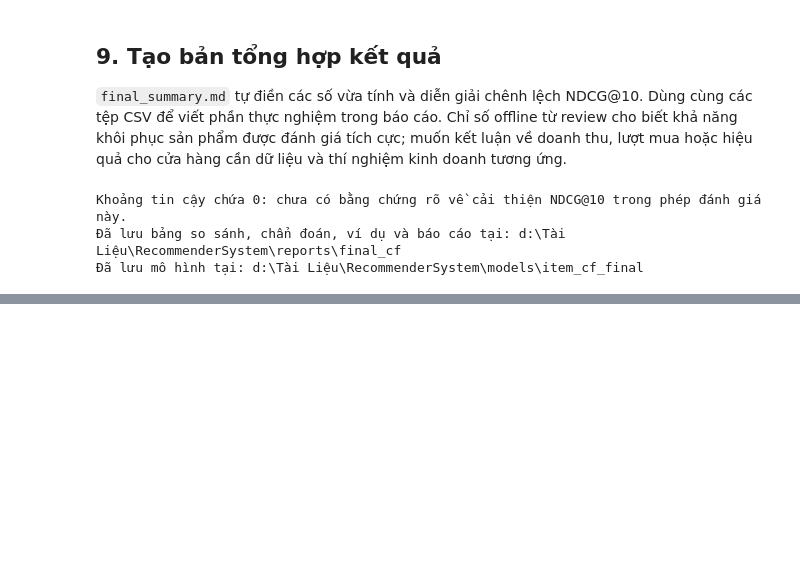
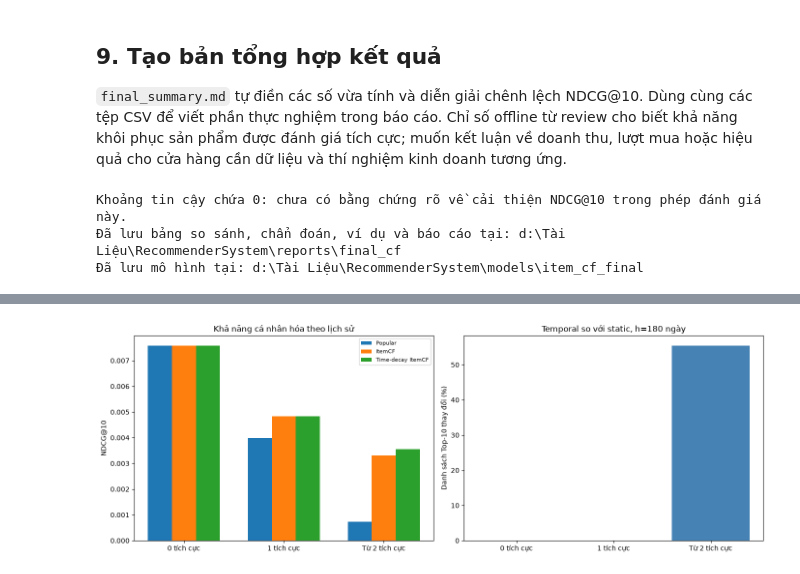
Before and after one commit to CuongQuoc-speed/recommender-system-huong1, a Jupyter notebook: 03_tuning_and_test.ipynb, the cells around one changed output, grey strips where cells are left out. Saved outputs shown, nothing was run; the diff lists cells and outputs as text; code cells hidden in the pictures; blank space fills up the shorter version.

Commit message:
Add temporal ItemCF experiment and Member 2 handoff

```diff
--- a/03_tuning_and_test.ipynb
+++ b/03_tuning_and_test.ipynb
@@ -513,0 +809,12 @@ gc.collect()
+# %%
+assert hashlib.sha256(TEMPORAL_SELECTION_PATH.read_bytes()).hexdigest() == temporal_selection_sha256
+temporal_selection = json.loads(TEMPORAL_SELECTION_PATH.read_text(encoding='utf-8'))
+temporal_model = TimeDecayItemCF(
+    final_model, temporal_selection['selected_half_life_days']).fit_weights(history)
+assert temporal_model.reference_timestamp_ms == final_model.history_end_timestamp_ms
+assert temporal_model.S is final_model.S  # Thời gian chỉ thay trọng số lịch sử.
+temporal_model.save(TEMPORAL_MODEL_DIR)
+print('Mốc dự đoán temporal (ms):', temporal_model.reference_timestamp_ms)
+print('Số cặp tích cực có trọng số:', temporal_model.R_time.nnz)
+del history, train, val, validation_truth, validation_summaries
+gc.collect()
@@ -692,0 +1202,82 @@ Khoảng tin cậy chứa 0: chưa có bằng chứng rõ về cải thiện NDC
+# %%
+import matplotlib.pyplot as plt
+
+plot_groups = [COHORT_ZERO, COHORT_ONE, COHORT_MULTI]
+fig, axes = plt.subplots(1, 2, figsize=(14, 5))
+x = np.arange(len(plot_groups))
+for offset, (label, short) in enumerate([(POPULAR_LABEL, 'Popular'), (CF_LABEL, 'ItemCF'),
+                                         (TEMPORAL_LABEL, 'Time-decay ItemCF')]):
+    values = personalization_results[
+        (personalization_results.k == PRIMARY_K) & (personalization_results.model == label)
+    ].set_index('group').reindex(plot_groups)['NDCG@K']
+    axes[0].bar(x + (offset - 1) * .24, values, .24, label=short)
+axes[0].set_xticks(x, ['0 tích cực', '1 tích cực', 'Từ 2 tích cực'])
+axes[0].set_ylabel('NDCG@10')
+axes[0].set_title('Khả năng cá nhân hóa theo lịch sử')
+axes[0].legend(fontsize=8)
+rank_plot = change_summary[change_summary.k == PRIMARY_K].set_index('group').reindex(plot_groups)
+axes[1].bar(x, rank_plot.changed_list_fraction * 100, color='steelblue')
+axes[1].set_xticks(x, ['0 tích cực', '1 tích cực', 'Từ 2 tích cực'])
+axes[1].set_ylabel('Danh sách Top-10 thay đổi (%)')
+axes[1].set_title(f'Temporal so với static, h={selected_half_life} ngày')
+fig.tight_layout()
+fig.savefig(TEMPORAL_REPORT_DIR / 'temporal_comparison.png', dpi=180)
+plt.show()
+plt.close(fig)
+
+all_temporal_ci = temporal_bootstrap[temporal_bootstrap['group'] == COHORT_ALL].iloc[0]
+delta_value = float(all_temporal_ci['mean_NDCG_delta_temporal_minus_static'])
+lo, hi = float(all_temporal_ci.CI95_low), float(all_temporal_ci.CI95_high)
+if lo > 0:
+    temporal_conclusion = 'Temporal có NDCG@10 cao hơn static trong phép đánh giá này.'
+elif hi < 0:
+    temporal_conclusion = 'Temporal có NDCG@10 thấp hơn static trong phép đánh giá này.'
+else:
+    temporal_conclusion = 'Khoảng tin cậy chứa 0; chưa có bằng chứng rõ temporal cải thiện NDCG@10.'
+metrics_table = personalization_results[personalization_results.k == PRIMARY_K][
+    ['model', 'group', 'users', 'NDCG@K', 'Recall@K', 'CF_slot_fraction']].copy()
+for column in ['NDCG@K', 'Recall@K', 'CF_slot_fraction']:
+    metrics_table[column] = metrics_table[column].map(lambda v: f'{v:.8f}' if pd.notna(v) else 'N/A')
+temporal_report = f'''# Temporal Recommendation Baseline — Cường Quốc
+
+## Thiết kế
+
+- Giữ baseline Most Popular và ItemCF; cosine nhị phân, catalog, seen-item filter và fallback không đổi.
+- N={final_model.n_neighbors} lấy từ quy tắc validation của baseline. Thử h={list(HALF_LIFE_GRID)} ngày trên validation; chọn h={selected_half_life} ngày bằng NDCG@10 toàn bộ, rồi Recall@10, rồi h nhỏ hơn.
+- Mỗi cặp tích cực dùng review tích cực mới nhất trong lịch sử. Trọng số là `2 ** (-age_days / h)` và đi trực tiếp vào tổng điểm ứng viên.
+- Validation dùng lịch sử train; test dùng lịch sử train + validation, cố định tại {temporal_model.reference_timestamp_ms} ms. Không cập nhật bằng review test.
+- Đối chứng h=∞ tái tạo baseline. Đây là phần mở rộng sau khi baseline đã được báo cáo; không chọn h theo test. Muốn xác nhận độc lập hơn cần một giai đoạn holdout mới.
+
+## Kết quả Top-10 theo số sản phẩm tích cực khác nhau trong lịch sử
+
+{markdown_table(metrics_table)}
+
+## Tác động đến thứ hạng
+
+{markdown_table(change_summary[change_summary.k == PRIMARY_K])}
+
+## Độ bất định và giới hạn
+
+Chênh lệch NDCG@10 temporal trừ static trên toàn bộ: {delta_value:.8f}; CI95% [{lo:.8f}; {hi:.8f}]. {temporal_conclusion}
+Bootstrap theo người dùng {BOOTSTRAP_RESAMPLES} lần, seed {SEED}; không bao gồm bất định khi huấn luyện lại hoặc thay đổi giai đoạn.
+
+- Nhóm 0 sản phẩm tích cực dùng Popular. Nhóm 1 sản phẩm tích cực nhận cùng thứ hạng CF vì mọi ứng viên cùng nhân một hệ số dương.
+- Với từ 2 sản phẩm tích cực, chênh lệch thời điểm có thể đổi đóng góp tương đối và thứ hạng; cải thiện phải dựa vào số liệu, không được mặc định.
+- Nếu không có review mới, dịch chung mốc dự đoán chỉ nhân chung một hệ số; mô hình này chưa mô phỏng cập nhật sở thích trực tuyến.
+- Temporal weighting không tạo dữ liệu cho người mới, không đưa sản phẩm ngoài catalog lịch sử vào tập ứng viên và không giải quyết chính thuật toán popularity bias.
+- Dữ liệu là review và thời điểm review. Không kết luận hiệu quả doanh thu hay xác suất mua từ điểm CF.
+- Handoff Top-100 chỉ bao gồm người dùng test đủ điều kiện đánh giá. Member 2 cần giữ quy tắc đánh giá và ghi rõ thay đổi candidate set nếu mở rộng.
+
+## Tệp kết quả
+
+- `validation_grid.csv`, `selected_config.json`: phép thử và lựa chọn từ validation.
+- `test_comparison.csv`, `personalization_groups.csv`, `rank_change_by_group.csv`.
+- `test_ndcg10_paired_bootstrap.csv`, `test_per_user.csv.gz`, `test_protocol.json`.
+- `temporal_comparison.png`; mô hình temporal ở `models/item_cf_temporal/`.
+- Gói dùng cho Member 2 được tạo ở bước bàn giao kế tiếp, trong `models/member2_handoff/` và `models/member2_handoff.zip`.
+'''
+(TEMPORAL_REPORT_DIR / 'temporal_summary.md').write_text(temporal_report, encoding='utf-8')
+print(temporal_conclusion)
+print('Đã tạo báo cáo temporal:', TEMPORAL_REPORT_DIR / 'temporal_summary.md')
+# %% [output]
+[figure, added]
```
Also changed, not shown: parts of 19 cells of this notebook, 17 other files.
